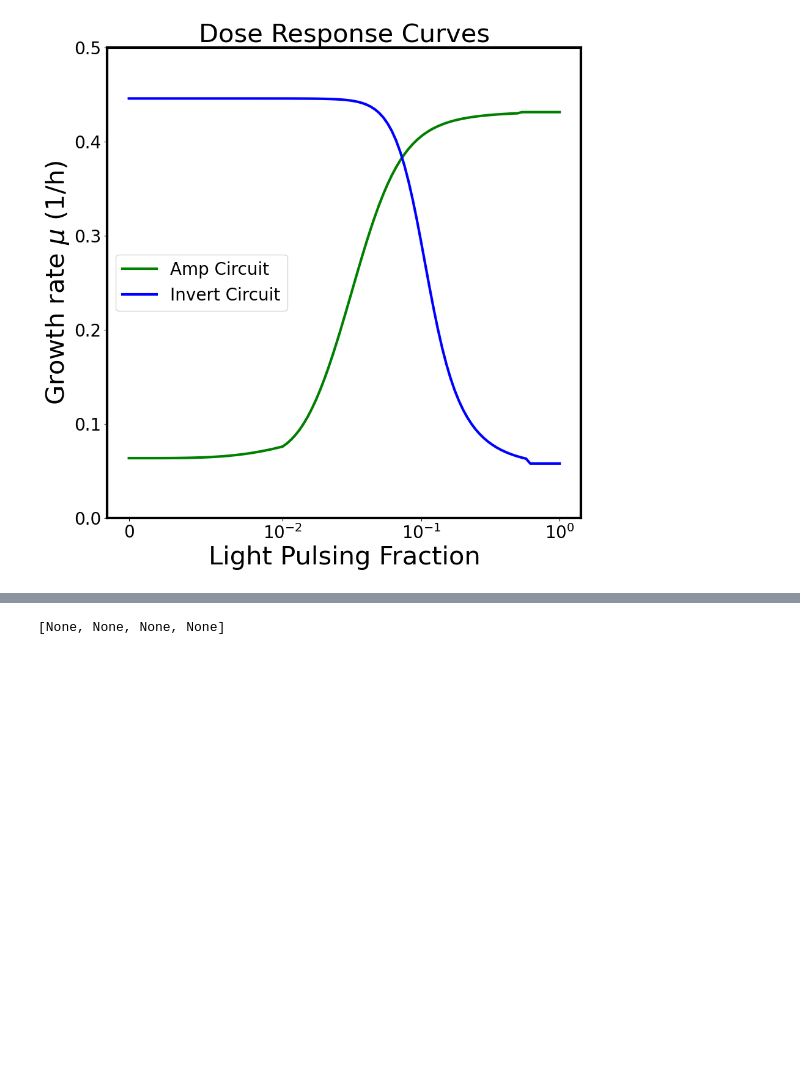
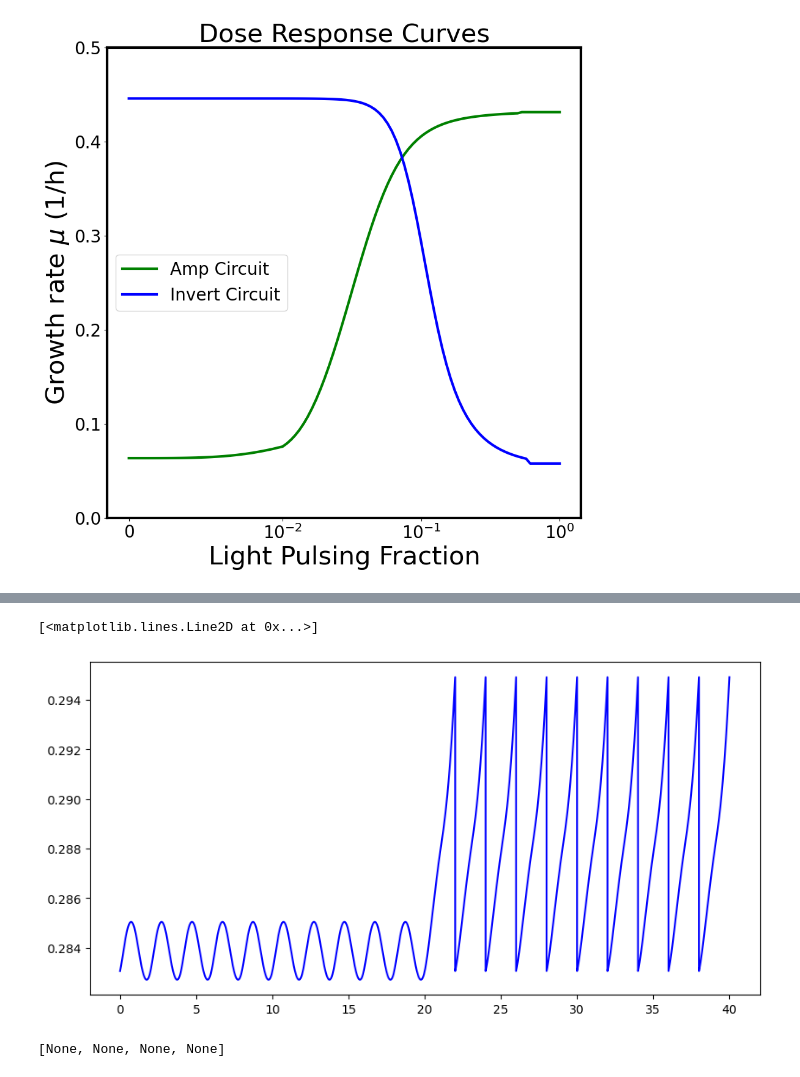
Before and after one commit to saurabhmalani1994/Cybernetic_BioModel, a Jupyter notebook: khammash_optomodel_simple_growth_scaled_mume_amp_invert_sep_fsolve.ipynb, the cells around one changed output, grey strips where cells are left out. Drawn from its saved outputs; the diff is of its cells as text; code cells hidden in the pictures; blank space fills up the shorter version.

```diff
--- a/khammash_optomodel_simple_growth_scaled_mume_amp_invert_sep_fsolve.ipynb
+++ b/khammash_optomodel_simple_growth_scaled_mume_amp_invert_sep_fsolve.ipynb
@@ -543,3 +605,81 @@ array([ 2.16840434e-19,  0.00000000e+00, -4.33680869e-19,  4.33680869e-18,
+# %%
+x_init_inv = x_init_invert
+
+x_init_inv[-3] = S0 - od_sp / Y
+x_init_inv[-2] = od_sp
+x_init_inv[-1] = 0
+
+global setpoint_invert, setpoint_amp
+
+sol_array = []
+t_array = []
+
+t_start = 0
+t_end = macro_period*60
+
+for i in range(0, 10):
+    setpoint_invert = np.array([0, mRNA_invert_fun(1)])
+    setpoint_amp = np.array([0, mRNA_amp_fun(1)])
+    sol = solve_ivp(opto_growth, t_span=np.array([t_start, t_start+macro_pulse*macro_period*60]), y0=x, args=(optogrowth_p,od_sp),
+                        rtol=1e-6, atol=1e-9,
+                        method='BDF',
+                        first_step = 0.0001,
+                        )
+    x_init_inv = sol.y[:,-1]
+    sol_array.append(sol.y)
+    t_array.append(sol.t)
+
+    setpoint_invert = np.array([0, mRNA_invert_fun(0)])
+    setpoint_amp = np.array([0, mRNA_amp_fun(0)])
+
+    sol2 = solve_ivp(opto_growth, t_span=np.array([t_start+macro_pulse*macro_period*60, t_end]), y0=x_init_inv, args=(optogrowth_p,od_sp),
+                        rtol=1e-6, atol=1e-9,
+                        method='BDF',
+                        first_step = 0.0001,
+                        )
+    x_init_inv = sol2.y[:,-1]
+    sol_array.append(sol2.y)
+    t_array.append(sol2.t)
+
+    t_start = t_end
+    t_end = t_end + macro_period*60
+
+for i in range(0, 10):
+    setpoint_invert = np.array([0, mRNA_invert_fun(0.2)])
+    setpoint_amp = np.array([0, mRNA_amp_fun(0.2)])
+    sol = solve_ivp(opto_growth, t_span=np.array([t_start, t_start+macro_pulse*macro_period*60]), y0=x, args=(optogrowth_p,od_sp),
+                        rtol=1e-6, atol=1e-9,
+                        method='BDF',
+                        first_step = 0.0001,
+                        )
+    x_init_inv = sol.y[:,-1]
+    sol_array.append(sol.y)
+    t_array.append(sol.t)
+
+    setpoint_invert = np.array([0, mRNA_invert_fun(0.03)])
+    setpoint_amp = np.array([0, mRNA_amp_fun(0.03)])
+
+    sol2 = solve_ivp(opto_growth, t_span=np.array([t_start+macro_pulse*macro_period*60, t_end]), y0=x_init_inv, args=(optogrowth_p,od_sp),
+                        rtol=1e-6, atol=1e-9,
+                        method='BDF',
+                        first_step = 0.0001,
+                        )
+    x_init_inv = sol2.y[:,-1]
+    sol_array.append(sol2.y)
+    t_array.append(sol2.t)
+
+    t_start = t_end
+    t_end = t_end + macro_period*60
+
+sol_array = np.hstack(sol_array)
+t_array = np.hstack(t_array)
+
+fig = plt.figure(figsize=(10,5))
+ax = fig.add_subplot(111)
+ax.plot(t_array/60, sol_array[4], '-b', label='OD')
+# %% [output]
+[<matplotlib.lines.Line2D at 0x...>]
+[figure, added]
 # %%
 from scipy.optimize import fsolve
 from scipy.interpolate import interp1d
```
Also changed, not shown: parts of 2 cells of this notebook, 4 other files.
